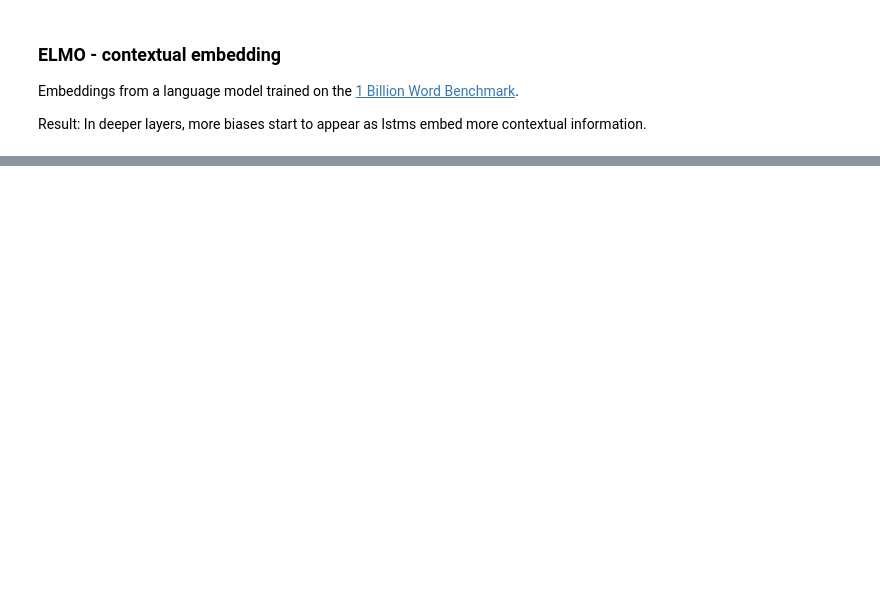
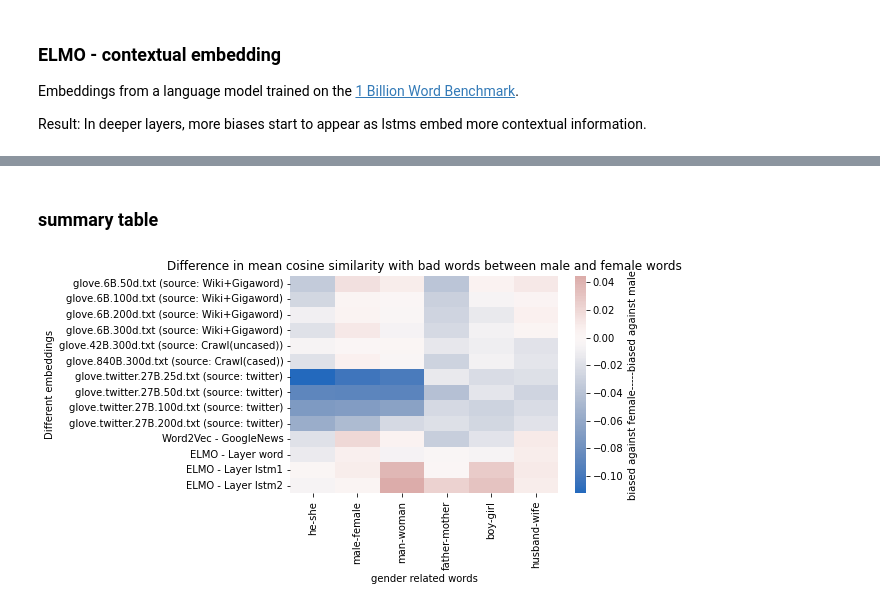
Before and after one commit to CindyLi-Ayi/AC221-Final-Project-Embedding-Bias, a Jupyter notebook: task1.ipynb, the cells around one changed output, grey strips where cells are left out. Cells and saved outputs as stored; diff of their text form; code cells hidden in the pictures; blank space fills up the shorter version.

```diff
--- a/task1.ipynb
+++ b/task1.ipynb
@@ -4,8 +4,12 @@ import numpy as np
 import pandas as pd
 import random
 import matplotlib.pyplot as plt
+import seaborn as sns
+cmap = sns.color_palette("vlag", as_cmap=True)
 
 import plotly.express as px
 
 import tensorflow as tf
 import tensorflow_hub as hub
+
+from gensim import models
@@ -233,0 +505,31 @@ for embedding, layer in zip([embedding_word, embedding_lstm1, embedding_lstm2],[
+# %% [markdown]
+### summary table
+# %%
+order_list = [
+    'glove.6B.50d.txt (source: Wiki+Gigaword)',
+    'glove.6B.100d.txt (source: Wiki+Gigaword)',
+    'glove.6B.200d.txt (source: Wiki+Gigaword)',
+    'glove.6B.300d.txt (source: Wiki+Gigaword)',
+    'glove.42B.300d.txt (source: Crawl(uncased))',
+    'glove.840B.300d.txt (source: Crawl(cased))',
+    'glove.twitter.27B.25d.txt (source: twitter)',
+    'glove.twitter.27B.50d.txt (source: twitter)',
+    'glove.twitter.27B.100d.txt (source: twitter)',
+    'glove.twitter.27B.200d.txt (source: twitter)',
+    'Word2Vec - GoogleNews',
+    'ELMO - Layer word',
+    'ELMO - Layer lstm1',
+    'ELMO - Layer lstm2'
+]
+summary_mean_difference = {}
+for k in order_list:
+    v = summary_dict[k]
+    summary_mean_difference[k] = {i:np.mean(j[0])-np.mean(j[1]) for i,j in v.items()}
+df = pd.DataFrame.from_dict(summary_mean_difference, orient='index')
+sns.heatmap(df, cmap=cmap, center=0, cbar_kws={'label': 'biased against female-----biased against male'})
+plt.xlabel('gender related words')
+plt.ylabel('Different embeddings')
+plt.title('Difference in mean cosine similarity with bad words between male and female words')
+plt.show()
+# %% [output]
+[figure, added]
```
Also changed, not shown: parts of 32 cells of this notebook.
